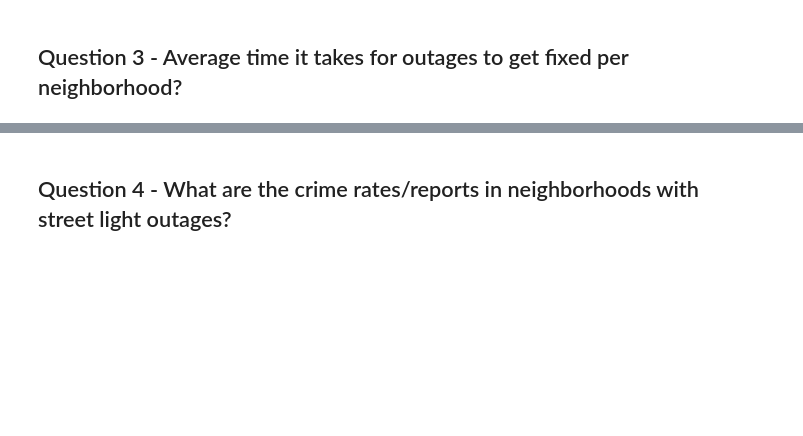
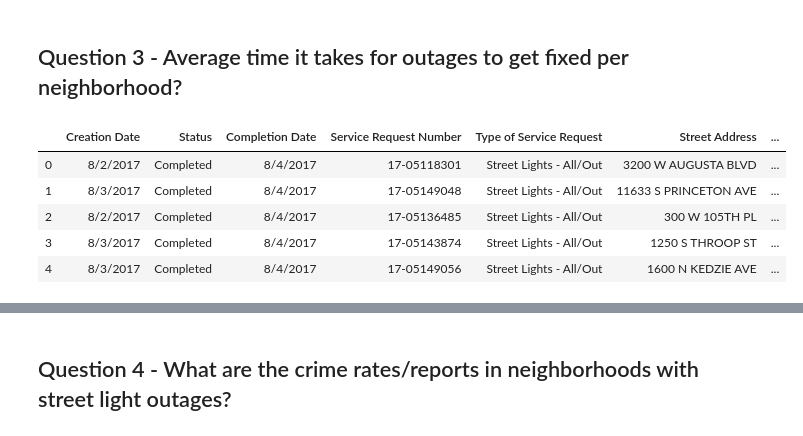
Before and after one commit to abejones26/Street-Lights, a Jupyter notebook: street-light-outages-crime-analysis.ipynb, the cells around one changed output, grey strips where cells are left out. Cells and saved outputs as stored; diff of their text form; code cells hidden in the pictures; blank space fills up the shorter version.

```diff
--- a/street-light-outages-crime-analysis.ipynb
+++ b/street-light-outages-crime-analysis.ipynb
@@ -172,3 +262,18 @@ community_sort_2018.head(5)
 ## Question 2 - What address has the most street light outage reports? Which year had the most street light outage reports?
 # %% [markdown]
 ## Question 3 - Average time it takes for outages to get fixed per neighborhood?
+# %%
+## Join 2 tables to display community names.
+service_requests_by_community = pd.merge(street_light_reports_pd, community_area_names_pd, left_on='Community Area', right_on='AREA_NUMBE', how='left')
+## Drop extra column
+service_requests_by_community = service_requests_by_community.drop(["Latitude","Longitude","Location","AREA_NUMBE","the_geom","PERIMETER","AREA","COMAREA_","COMAREA_ID","AREA_NUM_1","SHAPE_AREA","SHAPE_LEN"], axis=1)
+## Calculate service requests resolution time after setting completion_date to current date if N/A
+service_requests_by_community['Resolution Time(days)'] = (pd.to_datetime(service_requests_by_community['Completion Date'].fillna(pd.datetime.now().date())) - pd.to_datetime(service_requests_by_community['Creation Date'])).dt.days
+service_requests_by_community.head()
+# %% [output]
+|  | Creation Date | Status | Completion Date | Service Request Number | Type of Service Request | Street Address | ... |
+| 0 | 8/2/2017 | Completed | 8/4/2017 | 17-05118301 | Street Lights - All/Out | 3200 W AUGUSTA BLVD | ... |
+| 1 | 8/3/2017 | Completed | 8/4/2017 | 17-05149048 | Street Lights - All/Out | 11633 S PRINCETON AVE | ... |
+| 2 | 8/2/2017 | Completed | 8/4/2017 | 17-05136485 | Street Lights - All/Out | 300 W 105TH PL | ... |
+| 3 | 8/3/2017 | Completed | 8/4/2017 | 17-05143874 | Street Lights - All/Out | 1250 S THROOP ST | ... |
+| 4 | 8/3/2017 | Completed | 8/4/2017 | 17-05149056 | Street Lights - All/Out | 1600 N KEDZIE AVE | ... |
```
Also changed, not shown: parts of 16 cells of this notebook, 6 other files.
